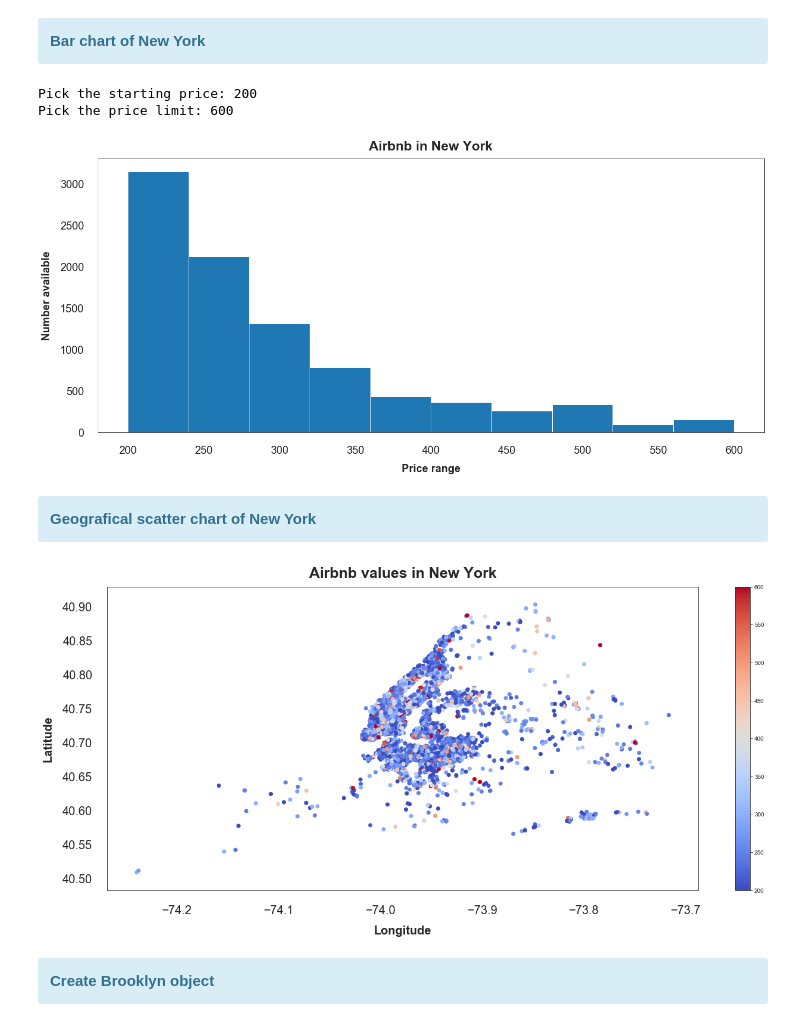
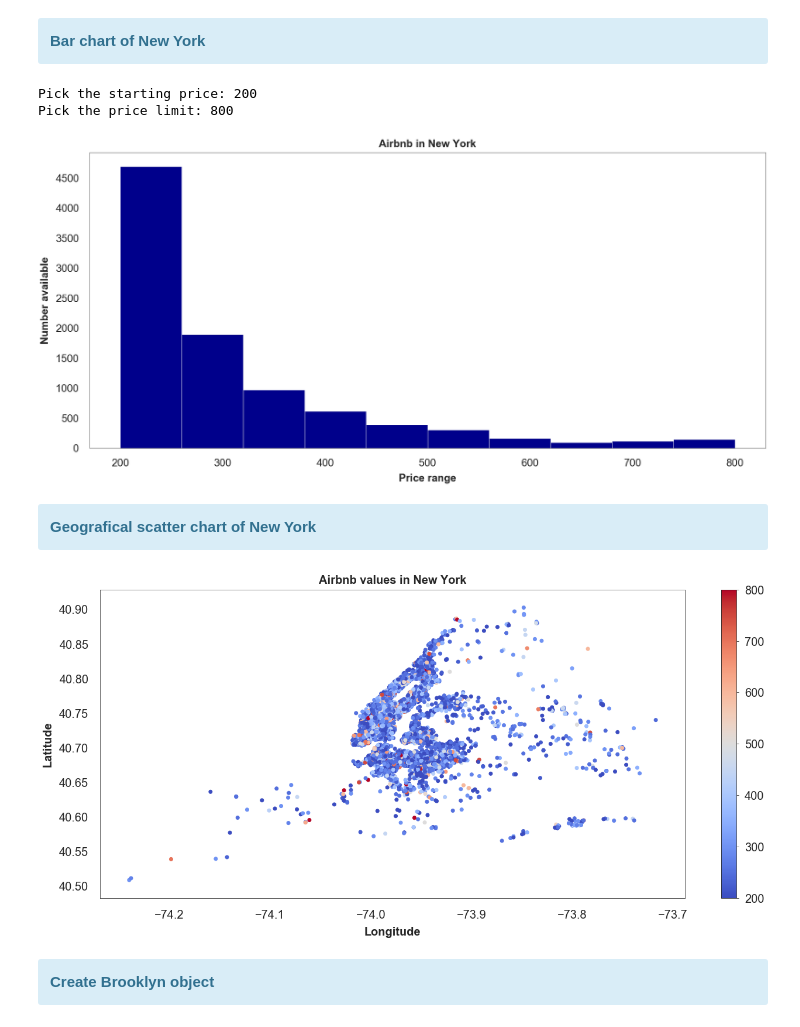
Before and after one commit to Pedro-Ivo/Airbnb_in_New_York, a Jupyter notebook: Airbnb in New York.ipynb, the cells around one changed output. Cells and saved outputs as stored; diff of their text form; code cells hidden in the pictures.

```diff
--- a/Airbnb in New York.ipynb
+++ b/Airbnb in New York.ipynb
@@ -56,22 +57,24 @@ memory usage: 6.0+ MB
 # %%
 start_p = int(input('Pick the starting price: '))
 limit_p = int(input('Pick the price limit: '))
-plt.figure(figsize = (20,10))
+plt.figure(figsize = (30,15))
 filtro = (df.price >= start_p) & (df.price <= limit_p)
 plt.rc('font', weight = 'normal')
-plt.title('Airbnb in New York', weight = 'bold', fontsize = 25, pad = 15)
-plt.xlabel('Price range', weight = 'bold', fontsize = 20, labelpad = 15)
-plt.ylabel('Number available', weight = 'bold', fontsize = 20,  labelpad = 15)
-plt.xticks(fontsize = 20)
-plt.yticks(fontsize = 20)
-plt.tick_params(axis = 'both', pad = 15, size = 10)
-plt.tight_layout(pad = 5)
-plt.hist(df.price[filtro])
+plt.title('Airbnb in New York', weight = 'bold', fontsize = 30, pad = 15)
+plt.xlabel('Price range', weight = 'bold', fontsize = 30, labelpad = 15)
+plt.ylabel('Number available', weight = 'bold', fontsize = 30,  labelpad = 15)
+plt.xticks(fontsize = 30)
+plt.yticks(fontsize = 30)
+plt.tick_params(axis = 'both', pad = 15, size = 15)
+plt.tight_layout(pad = 15)
+plt.hist(df.price[filtro], color = 'darkblue')
+start, end = plt.ylim()
+plt.yticks(np.arange(start, end, 500))
 plt.show()
 # %% [output]
 Pick the starting price: 200
-Pick the price limit: 600
+Pick the price limit: 800
-[figure, old version]
+[figure, new version]
 # %% [markdown]
 <div class="alert alert-block alert-info">
 <b>Geografical scatter chart of New York</b>
@@ -80,18 +83,19 @@ Pick the price limit: 600
 plt.figure(figsize = (20,10))
 df_manh = df[df.neighbourhood_group == 'Manhattan']
 plt.rc('font', weight = 'normal')
-plt.title('Airbnb values in New York', weight = 'bold', fontsize = 25, pad = 15)
-plt.xlabel('Longitude', weight = 'bold', fontsize = 20, labelpad = 15)
-plt.ylabel('Latitude', weight = 'bold', fontsize = 20,  labelpad = 15)
+plt.title('Airbnb values in New York', weight = 'bold', fontsize = 20, pad = 10)
+plt.xlabel('Longitude', weight = 'bold', fontsize = 20, labelpad = 10)
+plt.ylabel('Latitude', weight = 'bold', fontsize = 20,  labelpad = 10)
 plt.xticks(fontsize = 20)
 plt.yticks(fontsize = 20)
-plt.tick_params(axis = 'both', pad = 15, size = 10)
-plt.tight_layout(pad = 5)
+plt.tick_params(axis = 'both', pad = 10, size = 10)
+plt.tight_layout(pad = 10)
 plt.scatter(x = df.longitude[filtro], y = df.latitude[filtro], c = df.price[filtro],  cmap = 'coolwarm', alpha = 1)
-plt.colorbar()
+cb1 = plt.colorbar()
+cb1.ax.tick_params(labelsize = 20, pad = 10)
 plt.show()
 # %% [output]
-[figure, old version]
+[figure, new version]
 # %% [markdown]
 <div class="alert alert-block alert-info">
 <b>Create Brooklyn object</b>
```
Also changed, not shown: parts of 4 cells of this notebook.
